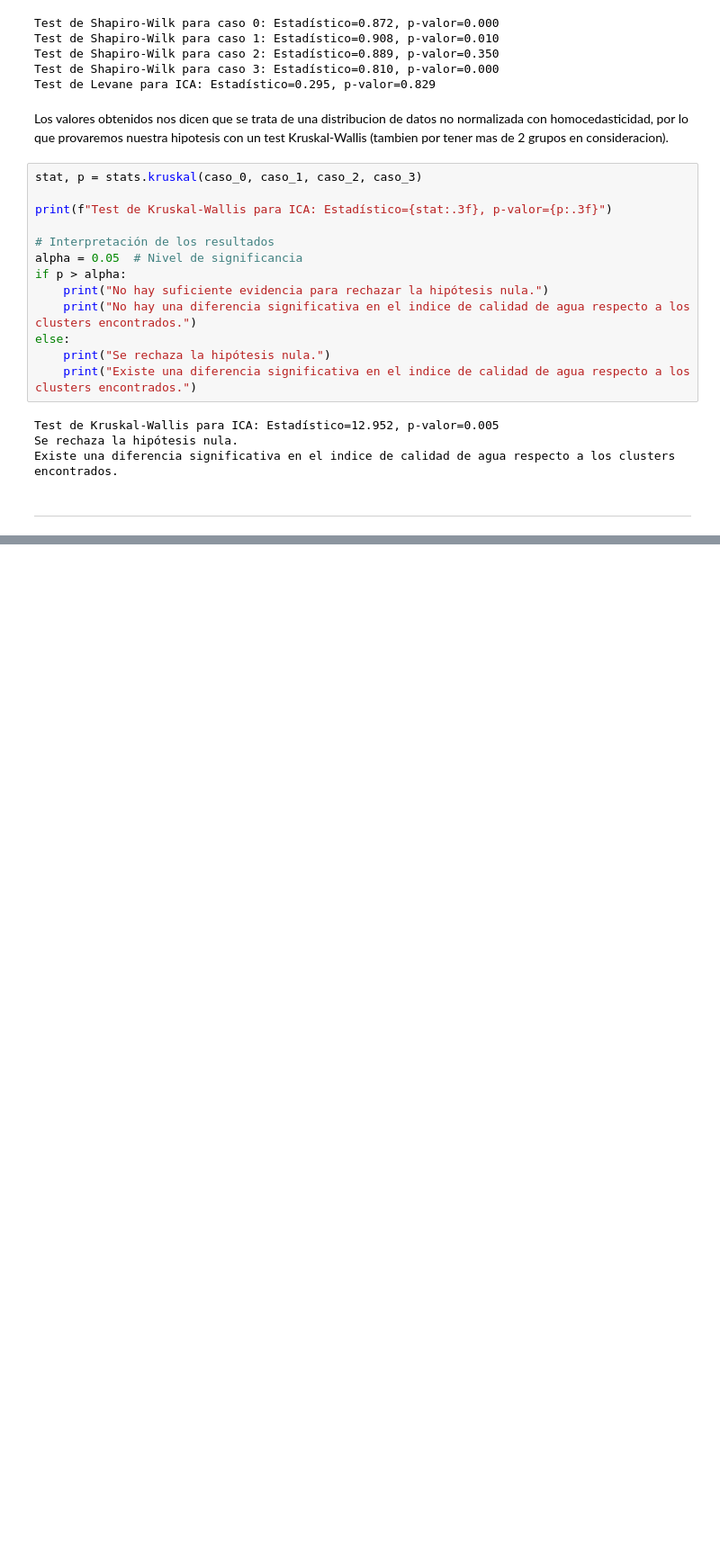
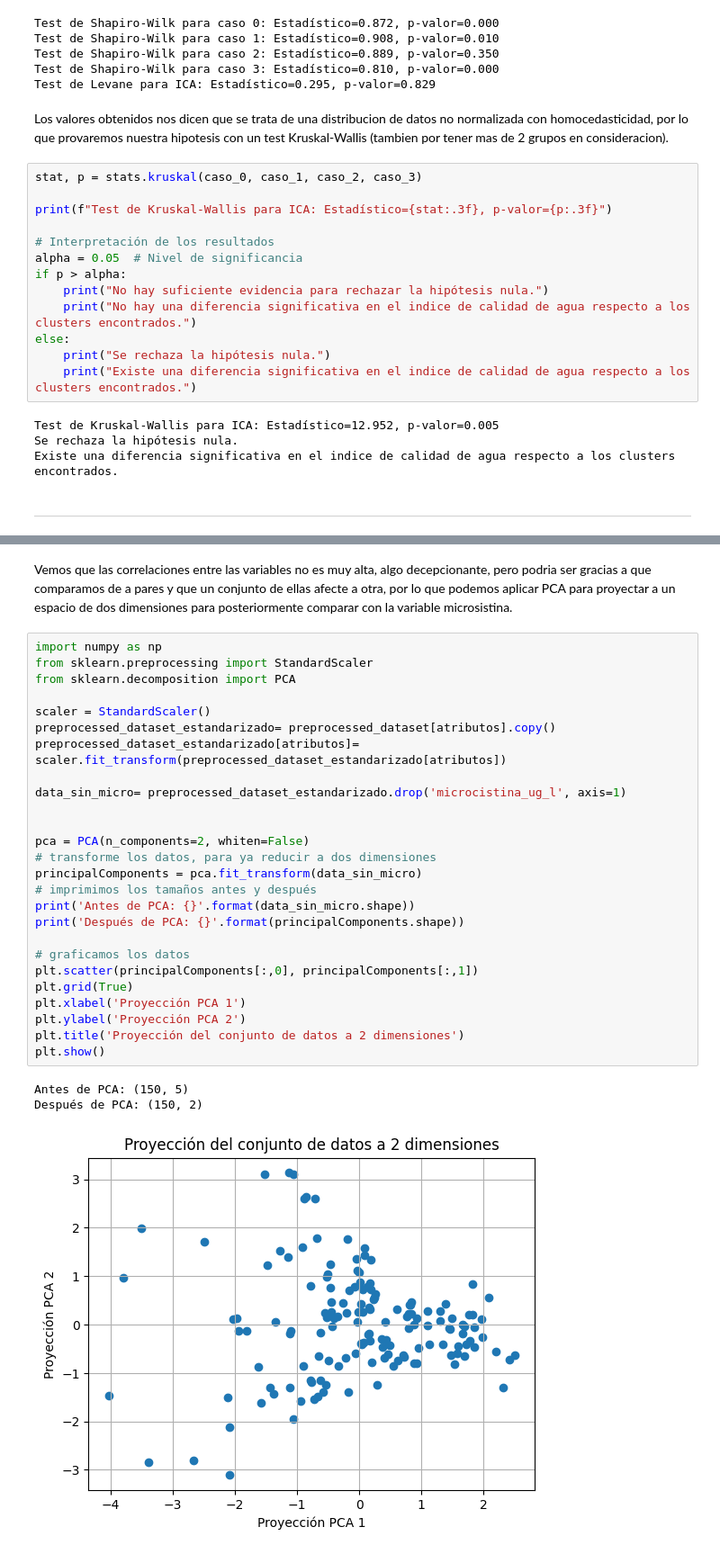
Before and after one commit to MaximoReynoso/TrabajoEspecial, a Jupyter notebook: TrabajoEspecial.ipynb, the cells around one changed output, grey strips where cells are left out. Shown at 90% size. Drawn from its saved outputs; the diff is of its cells as text; blank space fills up the shorter version.

```diff
--- a/TrabajoEspecial.ipynb
+++ b/TrabajoEspecial.ipynb
@@ -681,0 +753,32 @@ Existe una diferencia significativa en el indice de calidad de agua respecto a l
+# %% [markdown]
+Vemos que las correlaciones entre las variables no es muy alta, algo decepcionante, pero podria ser gracias a que comparamos de a pares y que un conjunto de ellas afecte a otra, por lo que podemos aplicar PCA para proyectar a un espacio de dos dimensiones para posteriormente comparar con la variable microsistina.
+# %%
+import numpy as np
+from sklearn.preprocessing import StandardScaler
+from sklearn.decomposition import PCA
+
+scaler = StandardScaler()
+preprocessed_dataset_estandarizado= preprocessed_dataset[atributos].copy()
+preprocessed_dataset_estandarizado[atributos]= scaler.fit_transform(preprocessed_dataset_estandarizado[atributos])
+
+data_sin_micro= preprocessed_dataset_estandarizado.drop('microcistina_ug_l', axis=1)
+
+
+pca = PCA(n_components=2, whiten=False)
+# transforme los datos, para ya reducir a dos dimensiones
+principalComponents = pca.fit_transform(data_sin_micro)
+# imprimimos los tamaños antes y después
+print('Antes de PCA: {}'.format(data_sin_micro.shape))
+print('Después de PCA: {}'.format(principalComponents.shape))
+
+# graficamos los datos
+plt.scatter(principalComponents[:,0], principalComponents[:,1])
+plt.grid(True)
+plt.xlabel('Proyección PCA 1')
+plt.ylabel('Proyección PCA 2')
+plt.title('Proyección del conjunto de datos a 2 dimensiones')
+plt.show()
+# %% [output]
+Antes de PCA: (150, 5)
+Después de PCA: (150, 2)
+[figure, added]
```
Also changed, not shown: parts of 30 cells of this notebook.
